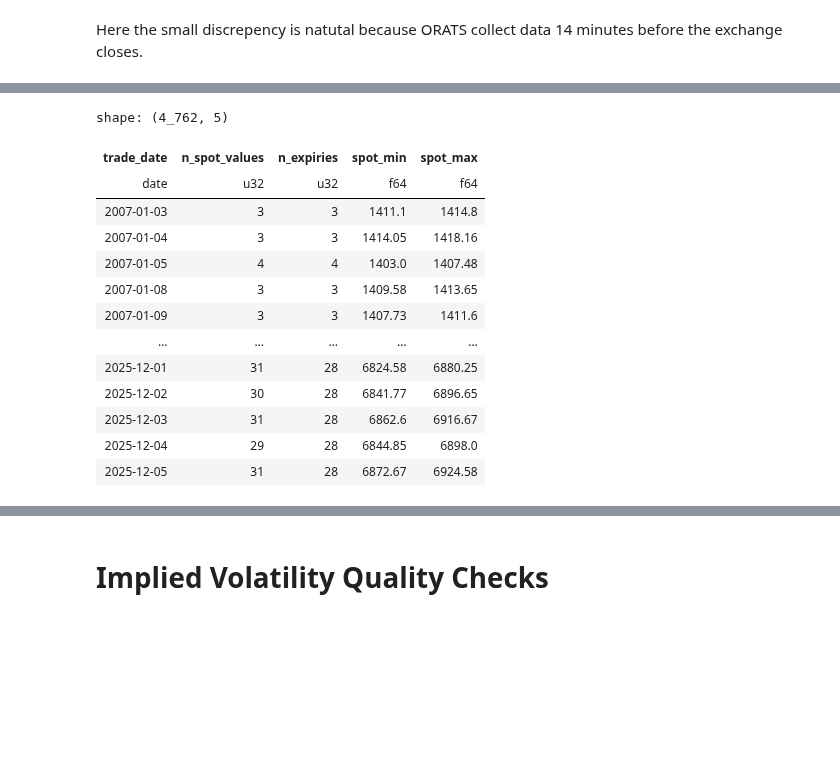
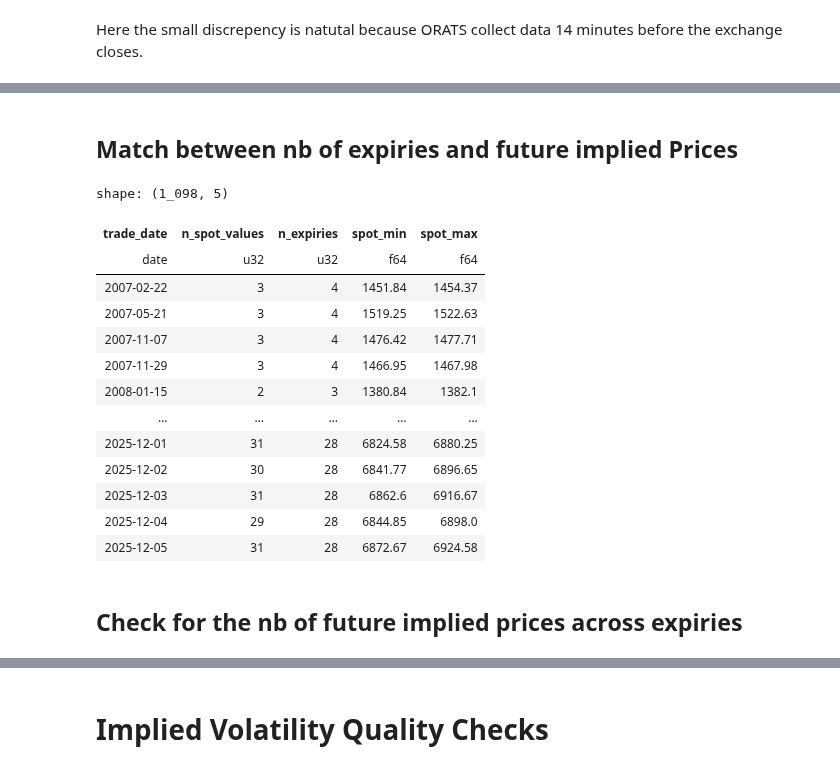
Before and after one commit to anthonymakarewicz/volatility-trading, a Jupyter notebook: notebooks/orats_spx_panel_eda_validation.ipynb, the cells around one changed output, grey strips where cells are left out. Drawn from its saved outputs; the diff is of its cells as text; code cells hidden in the pictures; blank space fills up the shorter version.

```diff
--- a/notebooks/orats_spx_panel_eda_validation.ipynb
+++ b/notebooks/orats_spx_panel_eda_validation.ipynb
@@ -52,7 +58,7 @@ cols = [
     "risk_free_rate", "dividend_yield",
 ]
 
-lf = load_orats_panel_lazy("SPX", columns=cols)
+lf = load_orats_panel_lazy("SPY", columns=cols)
 lf = lf.filter(
     pl.col("trade_date").is_between(start, end),
     pl.col("call_delta").abs().is_between(0.01, 0.99),
@@ -60,5 +66,6 @@ lf = lf.filter(
 )
 
 df = lf.collect()
+df_long = orats_wide_to_long(df).filter().collect()
 df
 # %% [output]
@@ -552,29 +573,33 @@ Should expected as many implied prices than expiries listed for eahc day.
+# %% [markdown]
+## Match between nb of expiries and future implied Prices
 # %%
-underlying_checks = (
+underlying_checks_expiry_match = (
     df
     .group_by("trade_date")
     .agg(
         pl.col("underlying_price").n_unique().alias("n_spot_values"),
         pl.col("expiry_date").n_unique().alias("n_expiries"),
         pl.col("underlying_price").min().alias("spot_min"),
         pl.col("underlying_price").max().alias("spot_max"),
     )
     .sort("trade_date")
 )
 
-underlying_checks
+underlying_checks_expiry_match.filter(pl.col("n_spot_values") != pl.col("n_expiries"))
 # %% [output]
-shape: (4_762, 5)
+shape: (1_098, 5)
 | trade_date | n_spot_values | n_expiries | spot_min | spot_max |
 | date | u32 | u32 | f64 | f64 |
-| 2007-01-03 | 3 | 3 | 1411.1 | 1414.8 |
-| 2007-01-04 | 3 | 3 | 1414.05 | 1418.16 |
-| 2007-01-05 | 4 | 4 | 1403.0 | 1407.48 |
-| 2007-01-08 | 3 | 3 | 1409.58 | 1413.65 |
-| 2007-01-09 | 3 | 3 | 1407.73 | 1411.6 |
+| 2007-02-22 | 3 | 4 | 1451.84 | 1454.37 |
+| 2007-05-21 | 3 | 4 | 1519.25 | 1522.63 |
+| 2007-11-07 | 3 | 4 | 1476.42 | 1477.71 |
+| 2007-11-29 | 3 | 4 | 1466.95 | 1467.98 |
+| 2008-01-15 | 2 | 3 | 1380.84 | 1382.1 |
 | … | … | … | … | … |
 | 2025-12-01 | 31 | 28 | 6824.58 | 6880.25 |
 | 2025-12-02 | 30 | 28 | 6841.77 | 6896.65 |
 | 2025-12-03 | 31 | 28 | 6862.6 | 6916.67 |
 | 2025-12-04 | 29 | 28 | 6844.85 | 6898.0 |
 | 2025-12-05 | 31 | 28 | 6872.67 | 6924.58 |
+# %% [markdown]
+## Check for the nb of future implied prices across expiries
```
Also changed, not shown: parts of 35 cells of this notebook, 3 other files.
